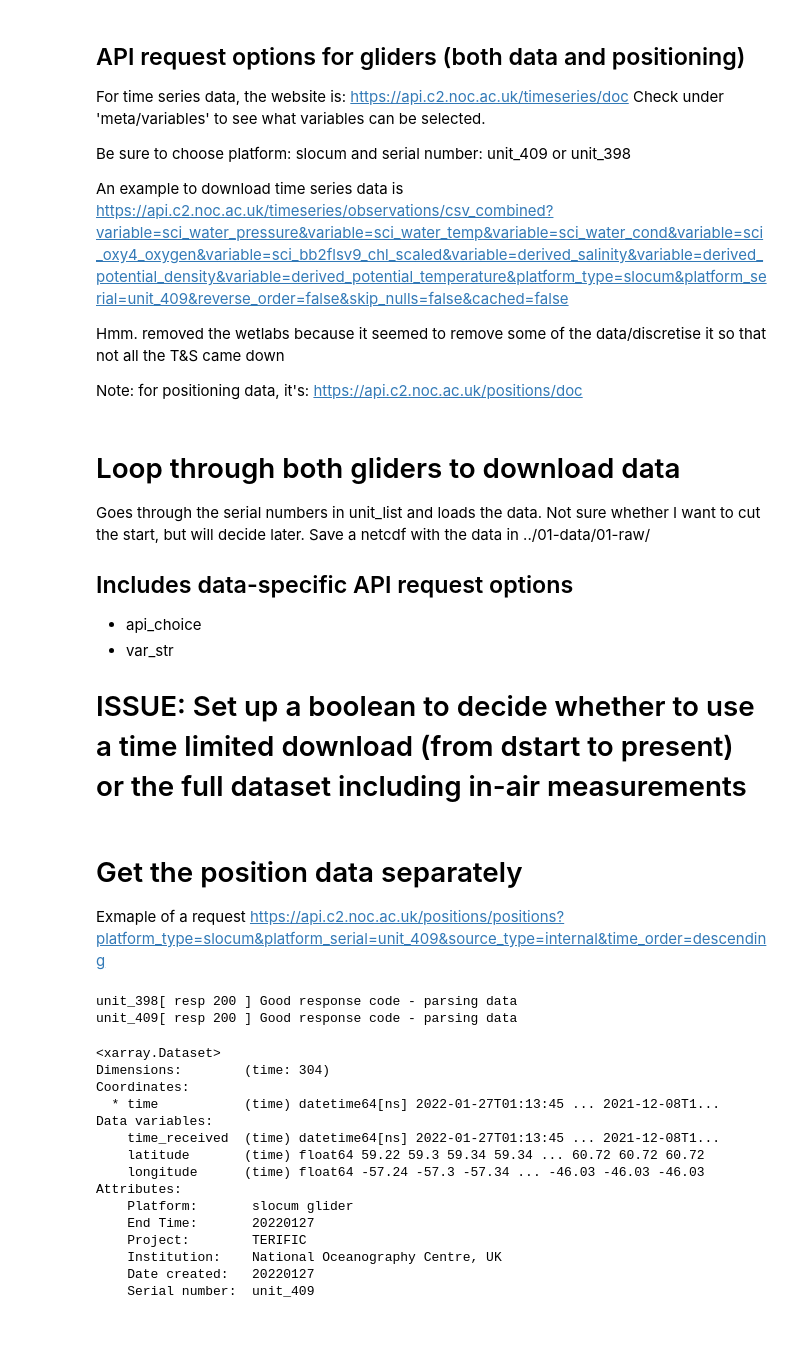
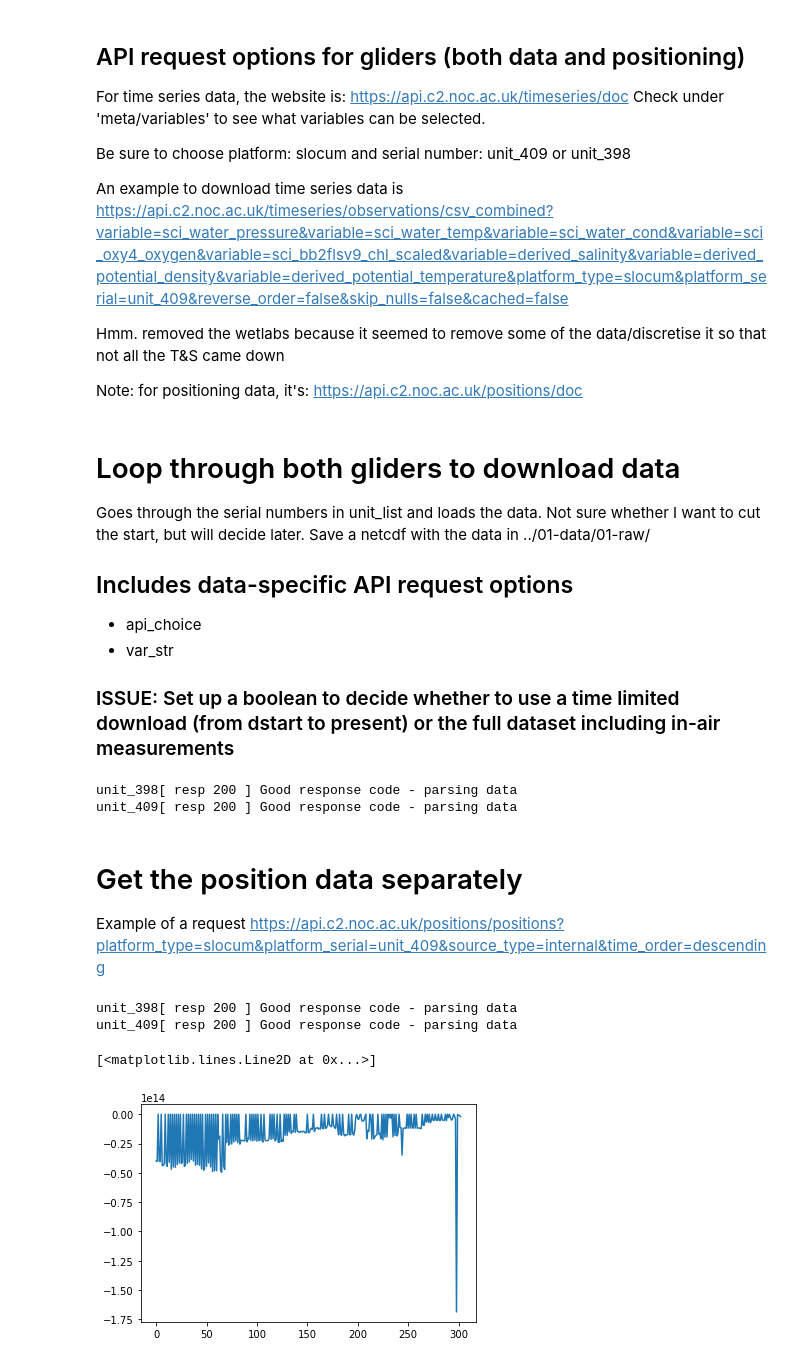
Before and after one commit to eleanorfrajka/c2_slocum, a Jupyter notebook: 02-code/01-load_raw_data.ipynb, the cells around one changed output. Saved outputs shown, nothing was run; the diff lists cells and outputs as text; code cells hidden in the pictures; blank space fills up the shorter version.

Commit message:
Rerunning figures.

```diff
--- a/02-code/01-load_raw_data.ipynb
+++ b/02-code/01-load_raw_data.ipynb
@@ -27,14 +27,14 @@ import ast # To handle the string conversion when loading json file
 # Slocum gliders: A dictionary with the key as the serial number ('unit_398')
 # and then the plain text name, "Churchill"
 glider_names = {
-    'unit_409': 'Grease',
+#    'unit_409': 'Grease',
     'unit_398': 'Churchill',
 }
 
 # Choose a start date.
 # Earliest valid data for TERIFIC was 2021-12-12, but there were some in-air
 # measurements before
-datestart = '2021-12-12'
+mission_startdate = '2021-12-12'
 
 # Choose variable names
 # Check the Slocum master data list 8.2 for a range of options
@@ -105,8 +105,12 @@ platform = platform_type
 
 # Format the time string
 time_strf = '%Y%m%d'
-tstart = pd.Timestamp(datestart+'T00')
-dstart = datestart+'T00%3A00%3A00'
+
+# Used to chop data before this date
+tstart = pd.Timestamp(mission_startdate+'T00')
+
+# Change this to a later value to download only a subset of the data
+download_startdate = mission_startdate+'T00%3A00%3A00'
 # %% [markdown]
 # Loop through both gliders to download data
 
@@ -119,7 +123,7 @@ Save a netcdf with the data in ../01-data/01-raw/
 - var_str
 
 
-# ISSUE: Set up a boolean to decide whether to use a time limited download (from dstart to present) or the full dataset including in-air measurements
+### ISSUE: Set up a boolean to decide whether to use a time limited download (from dstart to present) or the full dataset including in-air measurements
 # %%
 #----------------------------------------------------------------------------
 # DATA Download: API choices specific for data (not positioning)
@@ -158,8 +162,10 @@ for i in unit_list:
     # Format the request
     #--------------------------------------------------------------
     if 0:
-        # Time limited
-        opt_str = f'from={dstart}&{var_str}platform_type={platform}'\
+        # Time limited - can use this to make the dataset smaller when
+        # testing changes.  Just use a later value for 'dstart'
+        opt_str = f'from={download_startdate}&'\
+        f'{var_str}platform_type={platform}'\
         f'&platform_serial{i}&reverse_order=false&skip_nulls=false'\
         '&cached=false'
         start_yyyymmdd = '_'+str.replace(dstart[0:10],'-','')
@@ -246,10 +252,13 @@ for i in unit_list:
         outfile_with_path = cat_raw_path(outfile)
 
         ds_2021.to_netcdf(outfile_with_path)
+# %% [output]
+unit_398[ resp 200 ] Good response code - parsing data
+unit_409[ resp 200 ] Good response code - parsing data
 # %% [markdown]
 # Get the position data separately
 
-Exmaple of a request
+Example of a request
 https://api.c2.noc.ac.uk/positions/positions?platform_type=slocum&platform_serial=unit_409&source_type=internal&time_order=descending
 # %%
 # Choose which of the api websites to use.. Not sure how many there are but
@@ -300,9 +309,9 @@ for i in unit_list:
         data_df2["time_received"] = data_df["time"].astype('datetime64').dt.round('1s')
         data_df2 = data_df2.set_index("time")
         data_df2 = data_df2.drop(columns="source")
-        ds_2021 = data_df2.to_xarray()
+        ds_pos = data_df2.to_xarray()
 
-        maxtimestr = pd.to_datetime(ds_2021.time.values.max()).strftime(time_strf)
+        maxtimestr = pd.to_datetime(ds_pos.time.values.max()).strftime(time_strf)
 
 
        # Create a dictionary of attributes
@@ -312,35 +321,26 @@ for i in unit_list:
                      "Institution": institution_name,
                      "Date created": date_created,
                      "Serial number": i,
+                      "Platform name": glider_names[i],
+
+
                 }
 
 
-        ds_2021 = ds_2021.assign_attrs(attr_dict)
+        ds_pos = ds_pos.assign_attrs(attr_dict)
 
 
     # Save a netcdf file
     outfile = i+'_position_'+maxtimestr+'.nc'
     outfile_with_path = cat_raw_path(outfile)
 
-    ds_2021.to_netcdf(outfile_with_path, 'w')
+    ds_pos.to_netcdf(outfile_with_path, 'w')
 # %% [output]
 unit_398[ resp 200 ] Good response code - parsing data
 unit_409[ resp 200 ] Good response code - parsing data
-# %%
-ds_2021
-# %% [output]
-<xarray.Dataset>
-Dimensions:        (time: 304)
-Coordinates:
-  * time           (time) datetime64[ns] 2022-01-27T01:13:45 ... 2021-12-08T1...
-Data variables:
-    time_received  (time) datetime64[ns] 2022-01-27T01:13:45 ... 2021-12-08T1...
-    latitude       (time) float64 59.22 59.3 59.34 59.34 ... 60.72 60.72 60.72
-    longitude      (time) float64 -57.24 -57.3 -57.34 ... -46.03 -46.03 -46.03
-Attributes:
-    Platform:       slocum glider
-    End Time:       20220127
-    Project:        TERIFIC
-    Institution:    National Oceanography Centre, UK
-    Date created:   20220127
-    Serial number:  unit_409
+# %%
+t2 = ds_pos['time'].values.astype('float')
+plt.plot(np.diff(t2))
+# %% [output]
+[<matplotlib.lines.Line2D at 0x...>]
+[figure, added]
```
Also changed, not shown: parts of 1 cell of this notebook, 10 other files.
